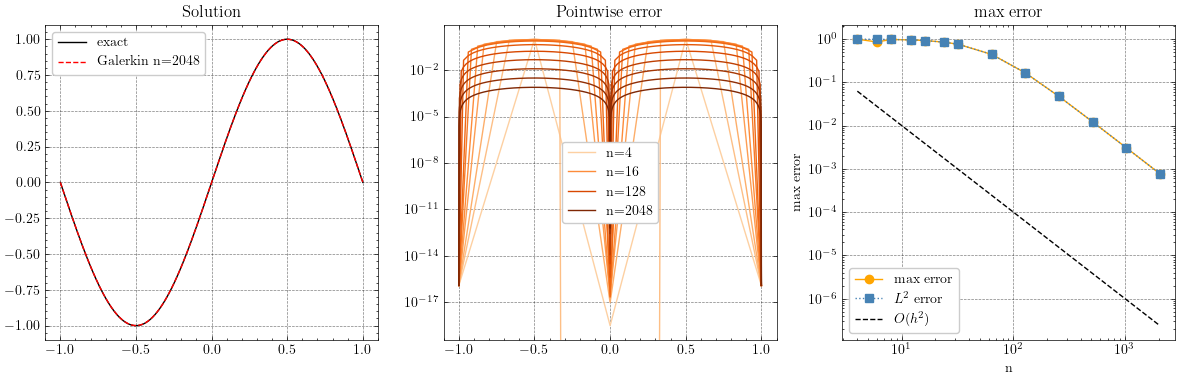
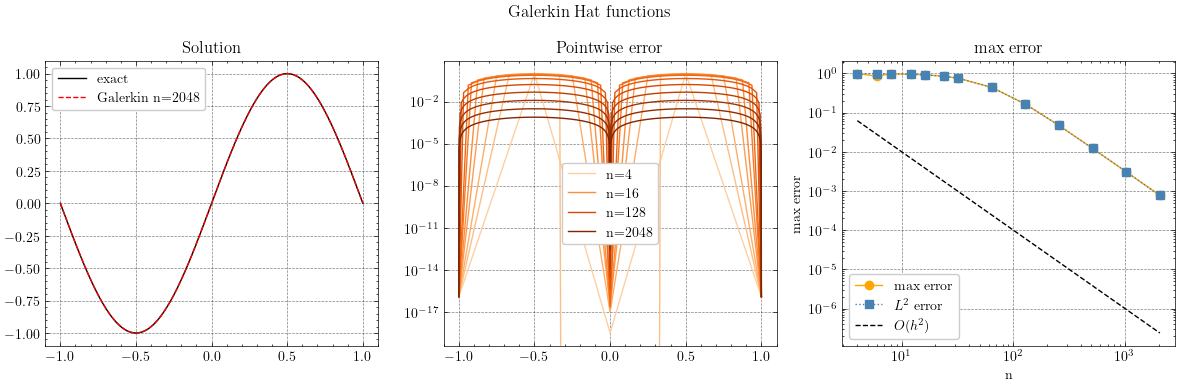
The change to this notebook cell's code, shown as a diff; its figure went from the first image to the second:
--- before
+++ after
@@ -1,3 +1,5 @@
 fig, axes = plt.subplots(1, 3, figsize=(12, 4))
+
+fig.suptitle("Galerkin Hat functions")
 
 colors = plt.cm.Oranges(np.linspace(0.25, 1, len(n_vals)))

Commit: updated plots